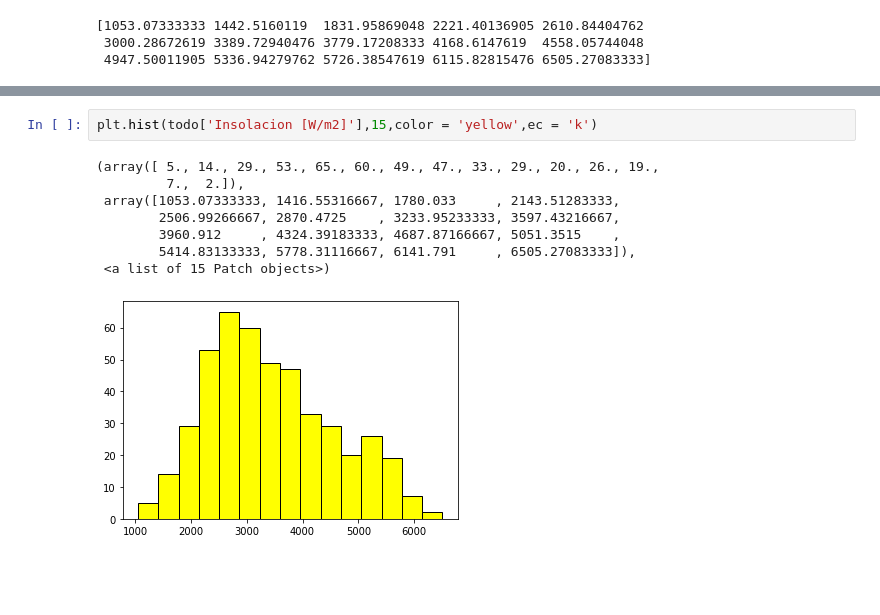
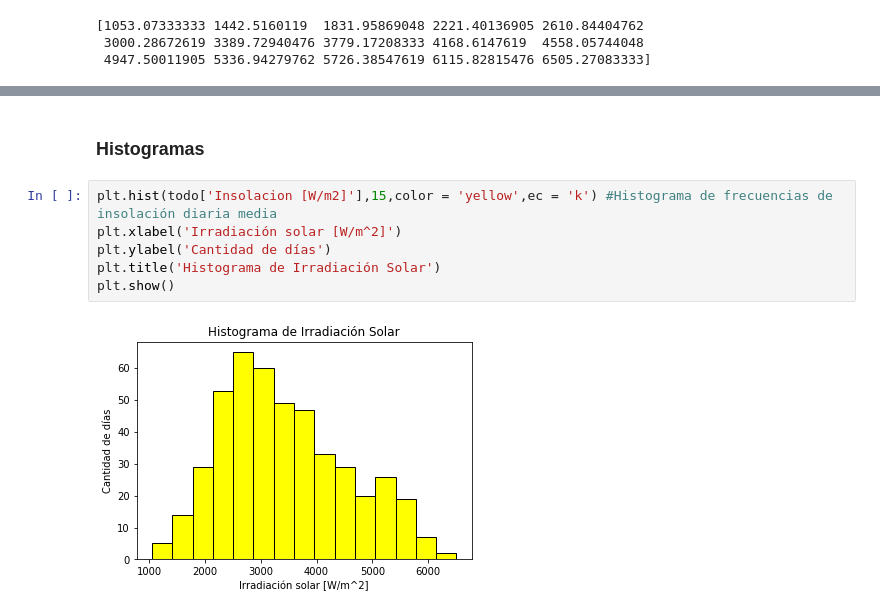
Before and after one commit to only-Robin/Proyecto-Electronica, a Jupyter notebook: DATOS SOLAR/Pre procesados/Pronóstico Solar PV.ipynb, the cells around one changed output, grey strips where cells are left out. Drawn from its saved outputs; the diff is of its cells as text; blank space fills up the shorter version.

Commit message:
Histograma irradiacion

```diff
--- a/DATOS SOLAR/Pre procesados/Pronóstico Solar PV.ipynb
+++ b/DATOS SOLAR/Pre procesados/Pronóstico Solar PV.ipynb
@@ -277,11 +261,10 @@ plt.show()
-# %%
-plt.hist(todo['Insolacion [W/m2]'],15,color = 'yellow',ec = 'k')
-# %% [output]
-(array([ 5., 14., 29., 53., 65., 60., 49., 47., 33., 29., 20., 26., 19.,
-         7.,  2.]),
- array([1053.07333333, 1416.55316667, 1780.033     , 2143.51283333,
-        2506.99266667, 2870.4725    , 3233.95233333, 3597.43216667,
-        3960.912     , 4324.39183333, 4687.87166667, 5051.3515    ,
-        5414.83133333, 5778.31116667, 6141.791     , 6505.27083333]),
- <a list of 15 Patch objects>)
-[figure, removed]
+# %% [markdown]
+### Histogramas
+# %%
+plt.hist(todo['Insolacion [W/m2]'],15,color = 'yellow',ec = 'k') #Histograma de frecuencias de insolación diaria media
+plt.xlabel('Irradiación solar [W/m^2]')
+plt.ylabel('Cantidad de días')
+plt.title('Histograma de Irradiación Solar')
+plt.show()
+# %% [output]
+[figure, added]
```
Also changed, not shown: parts of 3 cells of this notebook.
